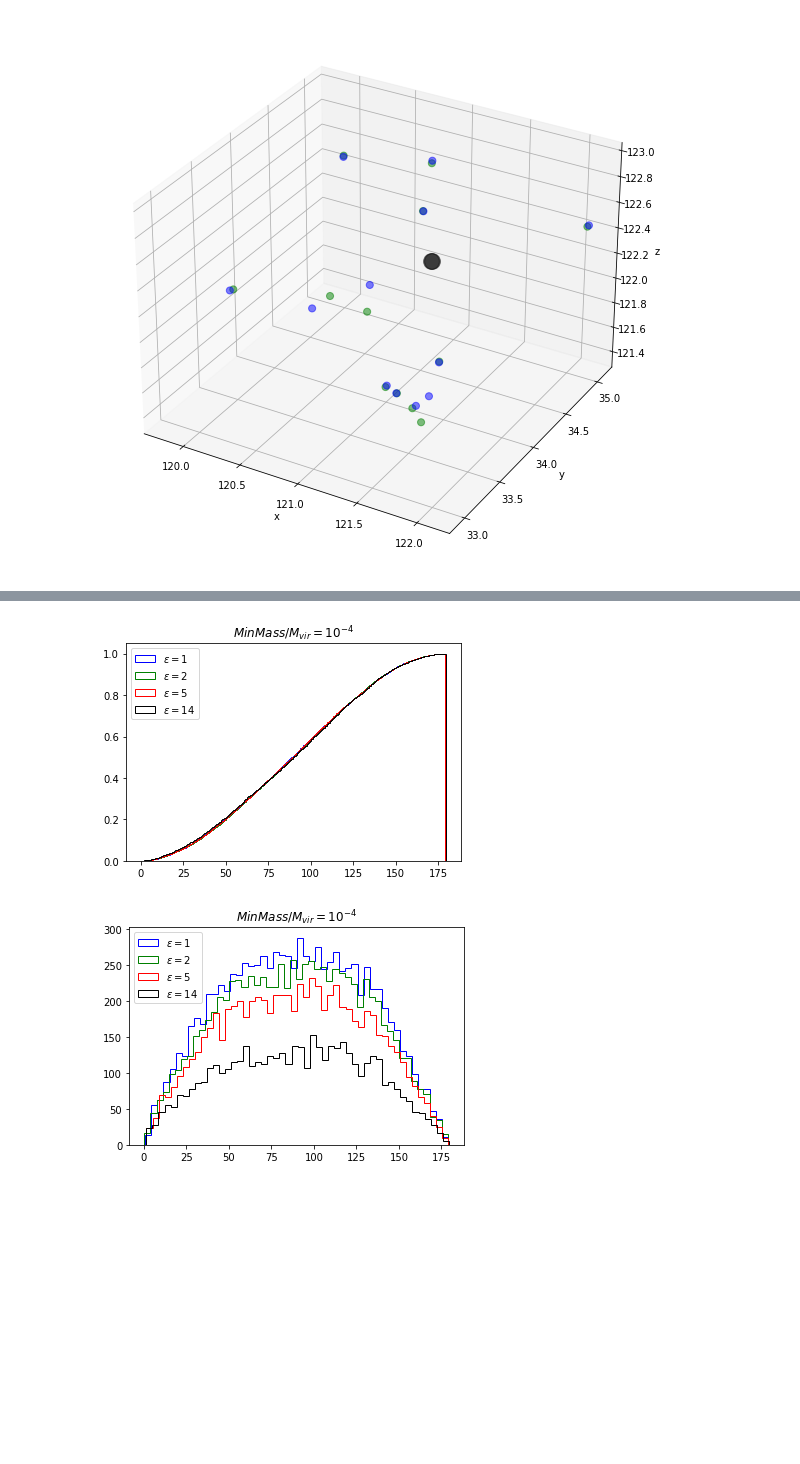
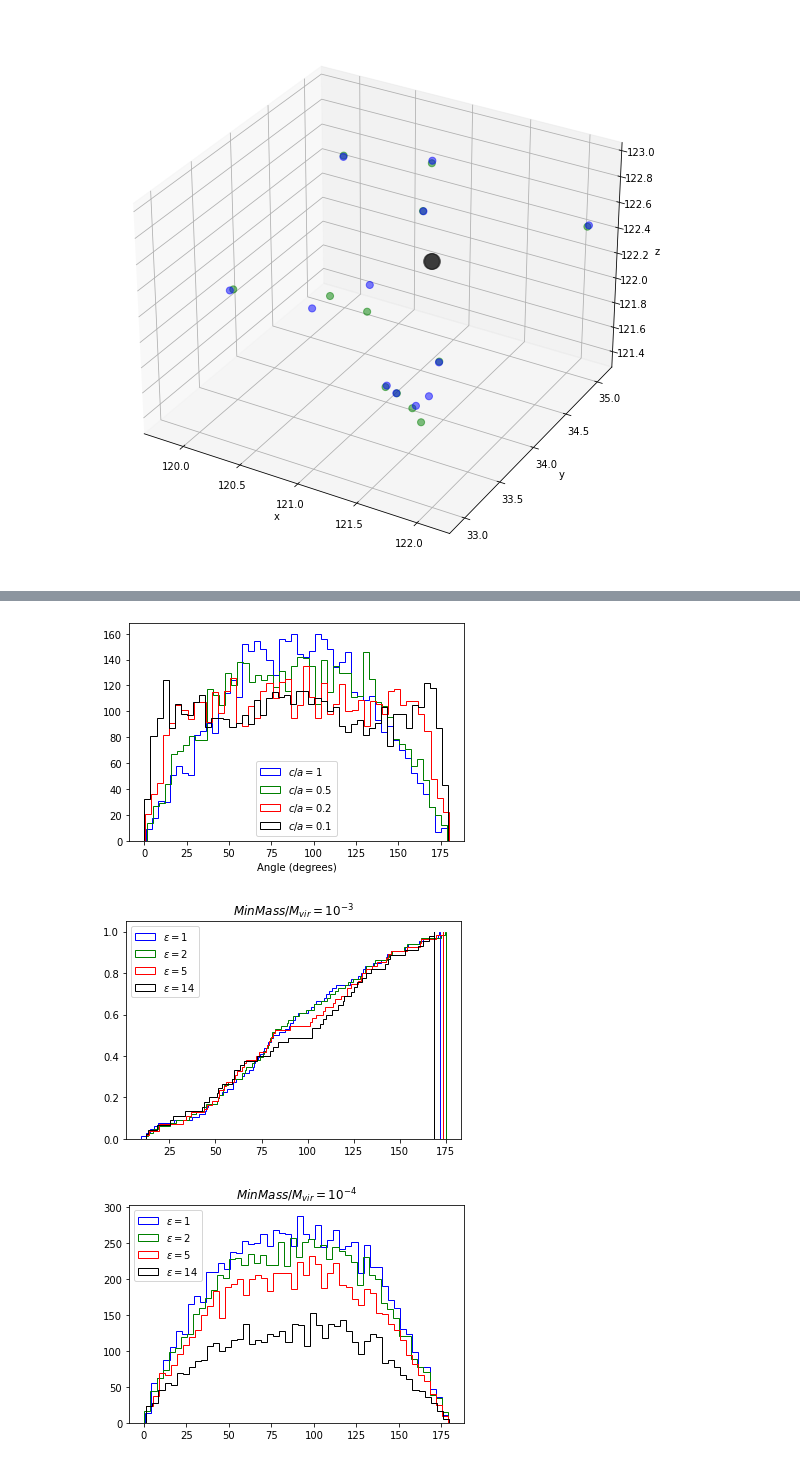
Before and after one commit to Christine8888/satellites, a Jupyter notebook: Satellite Angles.ipynb, the cells around one changed output, grey strips where cells are left out. Cells and saved outputs as stored; diff of their text form; code cells hidden in the pictures; blank space fills up the shorter version.

```diff
--- a/Satellite Angles.ipynb
+++ b/Satellite Angles.ipynb
@@ -531,3 +576,15 @@ plt.show()
+# %%
+# angle distributions for ellipsoids, prolate
+plt.hist(values_ellipsoid[0],histtype="step",color='b', bins=50,label=r'$c/a = 1$')
+plt.hist(values_ellipsoid[1],histtype="step",color='g', bins=50,label=r'$c/a = 0.5$')
+plt.hist(values_ellipsoid[2],histtype="step",color='r',bins=50,label=r'$c/a = 0.2$')
+plt.hist(values_ellipsoid[3],histtype="step",color='k', bins=50,label=r'$c/a = 0.1$')
+plt.xlabel('Angle (degrees)')
+
+plt.legend(loc='lower center')
+plt.show()
+# %% [output]
+[figure, added]
 # %%
 # angle distributions for satellites for 480874., 485647., 482997., 439562.
 plt.hist(values[0],histtype="step",color='b',cumulative=True, density=True, bins=500,label=r'$\varepsilon=1$')
@@ -535,11 +592,11 @@ plt.hist(values[1],histtype="step",color='g',cumulative=True, density=True, bins
 plt.hist(values[2],histtype="step",color='r',cumulative=True, density=True, bins=500,label=r'$\varepsilon=5$')
 plt.hist(values[3],histtype="step",color='k',cumulative=True, density=True, bins=500,label=r'$\varepsilon=14$')
 
-plt.title(r'$MinMass/M_{vir} = 10^{-4}$')
+plt.title(r'$MinMass/M_{vir} = 10^{-3}$')
 plt.legend(loc='upper left')
 plt.show()
 # %% [output]
-[figure, old version]
+[figure, new version]
 # %%
 # angle distributions for satellites for 480874., 485647., 482997., 439562.
 plt.hist(values[0],histtype="step",color='b', bins=50,label=r'$\varepsilon=1$')
```
Also changed, not shown: parts of 23 cells of this notebook, 1 other file.
